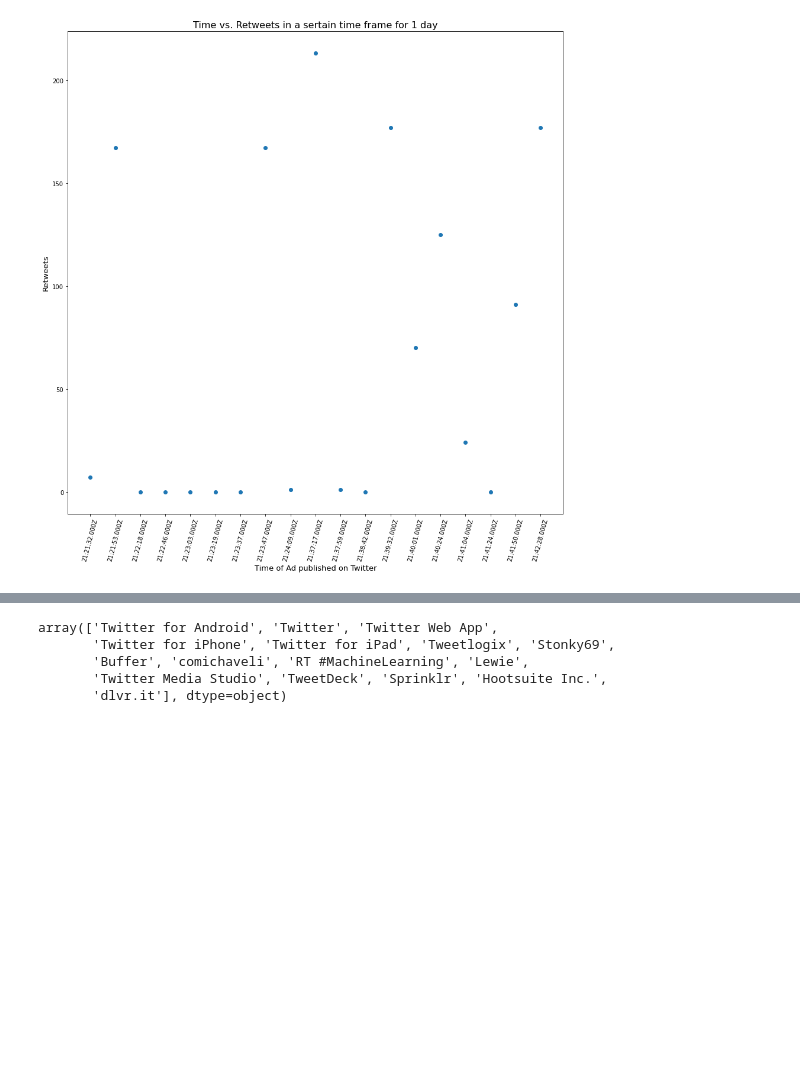
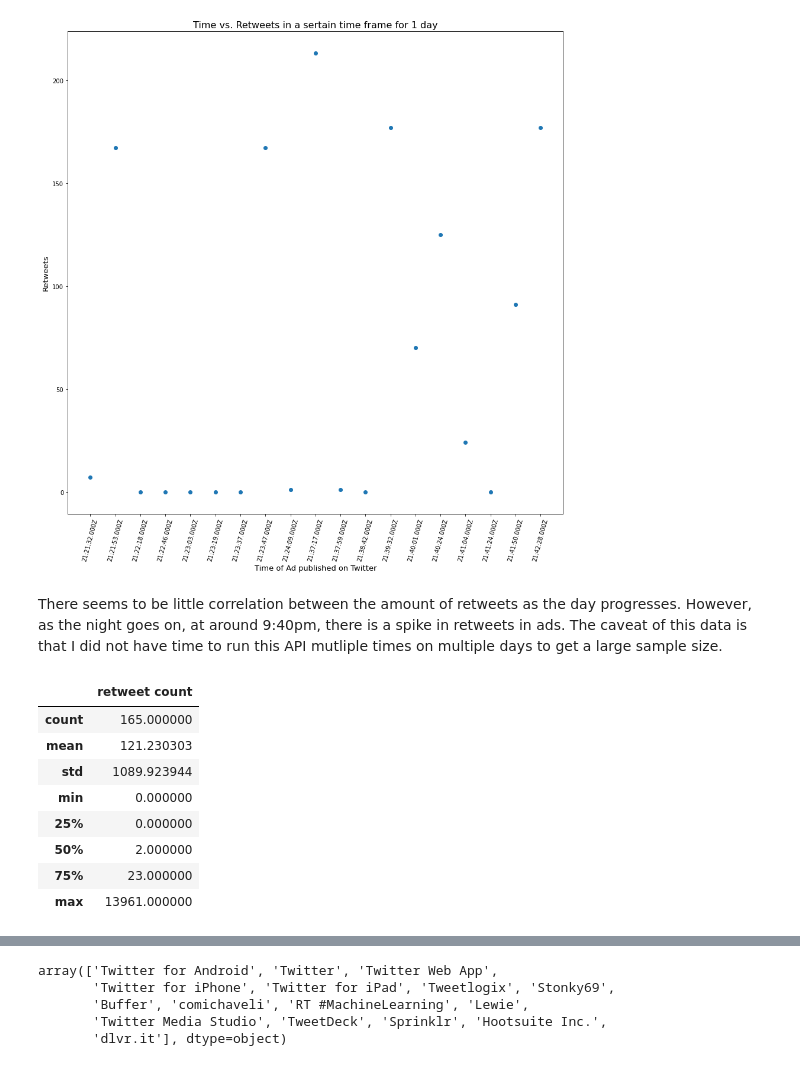
Before and after one commit to sthurstone/Return-Rate-Researchers---Project-I, a Jupyter notebook: API/Twitter_API_Analysis_Tables(1).ipynb FINAL.ipynb, the cells around one changed output, grey strips where cells are left out. Cells and saved outputs as stored; diff of their text form; code cells hidden in the pictures; blank space fills up the shorter version.

```diff
--- a/API/Twitter_API_Analysis_Tables(1).ipynb FINAL.ipynb
+++ b/API/Twitter_API_Analysis_Tables(1).ipynb FINAL.ipynb
@@ -176,3 +176,18 @@ plt.show
 # %% [output]
 <function matplotlib.pyplot.show(close=None, block=None)>
 [figure]
+# %% [markdown]
+There seems to be little correlation between the amount of retweets as the day progresses. However, as the night goes on, at around 9:40pm, there is a spike in retweets in ads. The caveat of this data is that I did not have time to run this API mutliple times on multiple days to get a large sample size.
+# %%
+#mean, median, mode, and standard deviation of retweet counts of the entire dataset
+df_sort.describe()
+# %% [output]
+|  | retweet count |
+| count | 165.000000 |
+| mean | 121.230303 |
+| std | 1089.923944 |
+| min | 0.000000 |
+| 25% | 0.000000 |
+| 50% | 2.000000 |
+| 75% | 23.000000 |
+| max | 13961.000000 |
```
Also changed, not shown: parts of 14 cells of this notebook, 6 other files.
